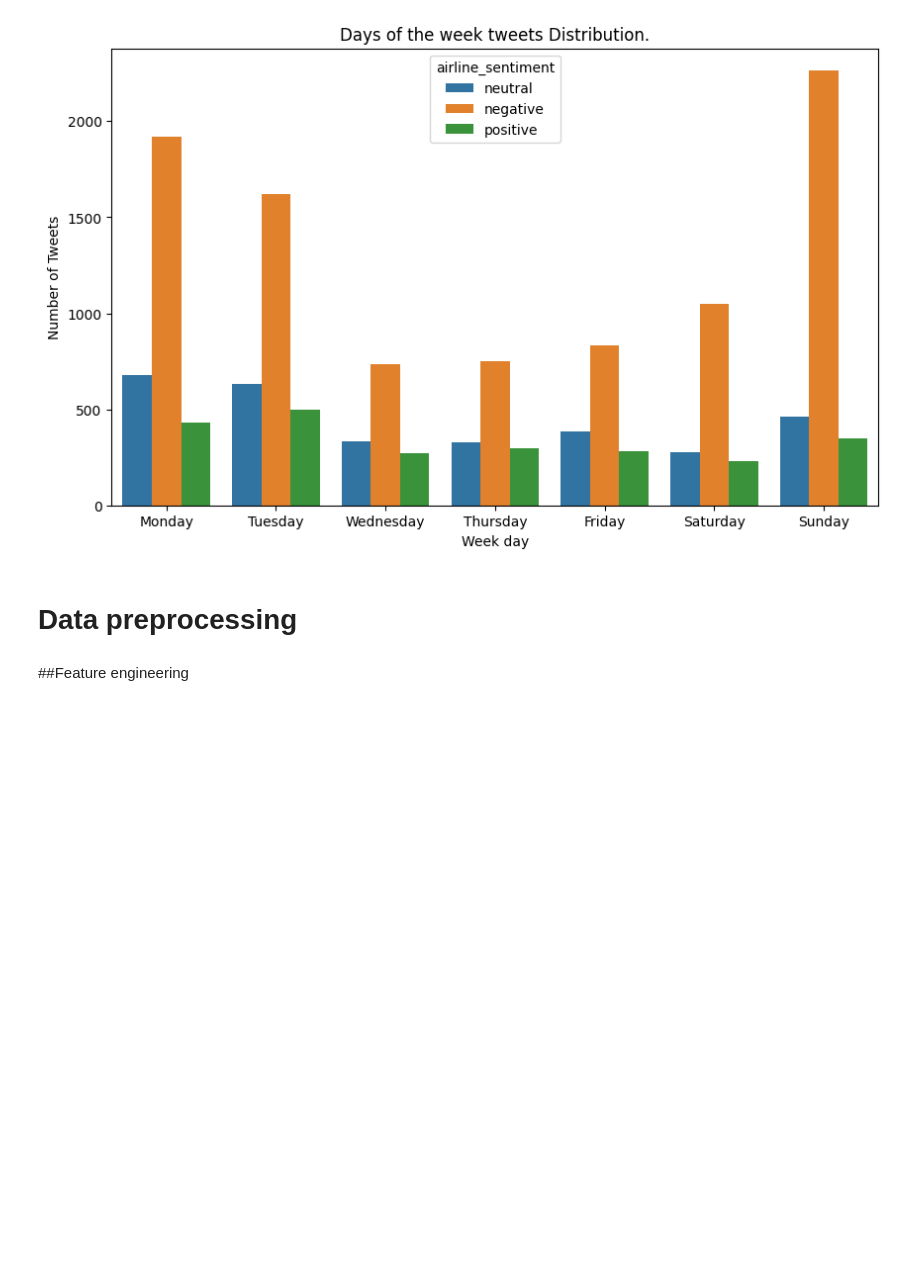
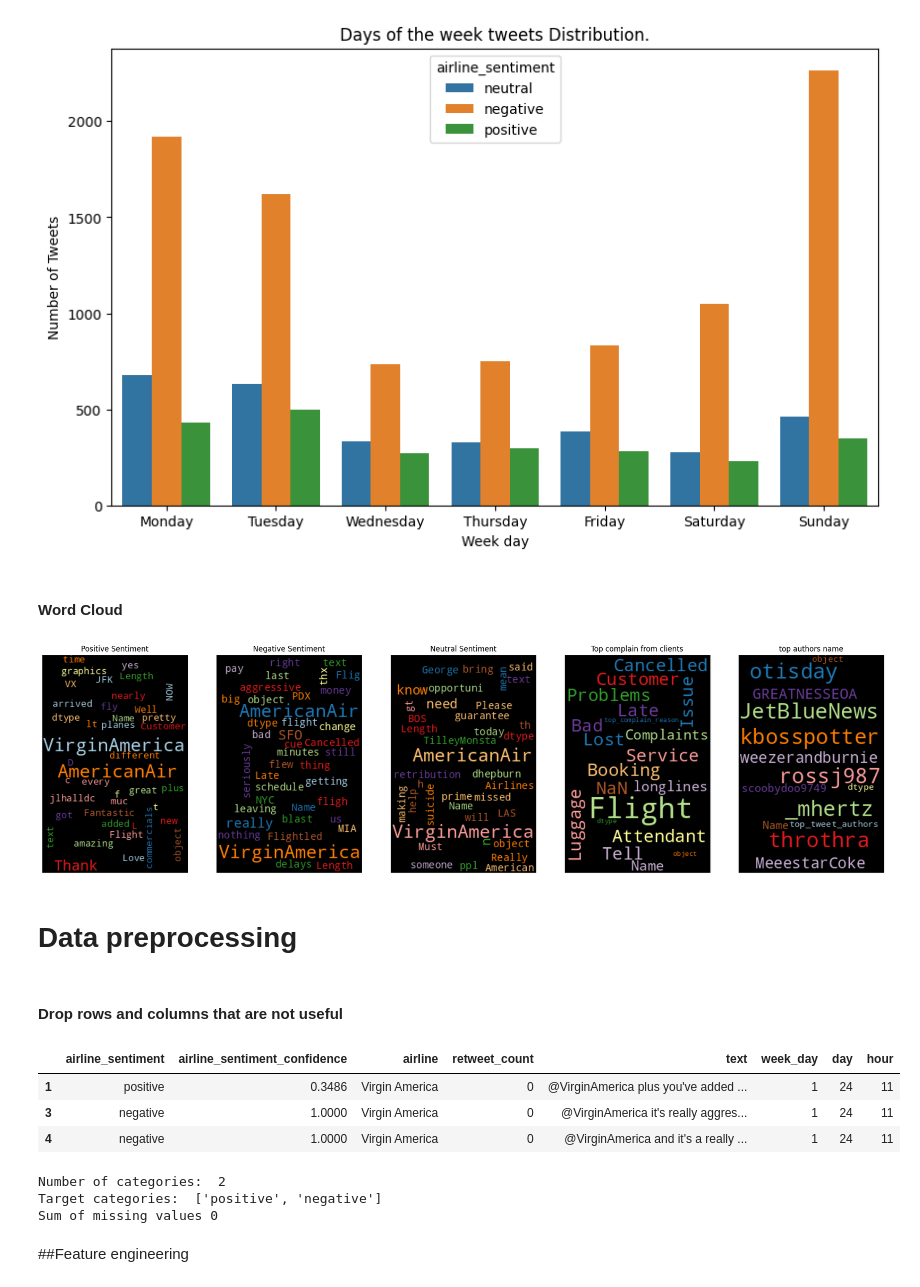
Before and after one commit to elyte5star/classification-task, a Jupyter notebook: task1.ipynb, the cells around one changed output. Saved outputs shown, nothing was run; the diff lists cells and outputs as text; code cells hidden in the pictures; blank space fills up the shorter version.

```diff
--- a/task1.ipynb
+++ b/task1.ipynb
@@ -434,5 +438,53 @@ ax.set_title('Days of the week tweets Distribution.')
 del ax,fig,axes
 # %% [output]
 [figure]
+# %% [markdown]
+#### Word Cloud
+# %%
+positive_sentiment = dataset[dataset.airline_sentiment == "positive"]
+positive_text=positive_sentiment['text']
+negative_sentiment = dataset[dataset.airline_sentiment == 'negative']
+negative_text=negative_sentiment['text']
+neutral_sentiment = dataset[dataset.airline_sentiment == 'neutral']
+neutral_text=neutral_sentiment['text']
+complain_text = top_complain_df['top_complain_reason']
+top_authors = top_tweeter_df["top_tweet_authors"]
+# %%
+fig, ax = plt.subplots(1, 5, figsize=(25, 8),edgecolor = 'k')
+positive_tweet = WordCloud(width = 200,height = 300,colormap="Paired",background_color = 'black',max_words = 90,stopwords = STOPWORDS).generate(str(positive_text))
+negative_tweet = WordCloud(width = 200,height = 300,colormap="Paired",background_color = 'black',max_words = 90,stopwords = STOPWORDS).generate(str(negative_text))
+neutral_tweet = WordCloud(width = 200,height = 300,colormap="Paired",background_color = 'black',max_words = 90,stopwords = STOPWORDS).generate(str(neutral_text))
+complain_tweet = WordCloud(width = 200,height = 300,colormap="Paired",background_color = 'black',max_words = 90,stopwords = STOPWORDS).generate(str(complain_text))
+top_authors_tweet = WordCloud(width = 200,height = 300,colormap="Paired",background_color = 'black',max_words = 90,stopwords = STOPWORDS).generate(str(top_authors))
+
+ax[0].imshow(positive_tweet)
+ax[0].axis('off')
+ax[0].set_title('Positive Sentiment')
+
+ax[1].imshow(negative_tweet)
+ax[1].axis('off')
+ax[1].set_title('Negative Sentiment')
+
+ax[2].imshow(neutral_tweet)
+ax[2].axis('off')
+ax[2].set_title('Neutral Sentiment')
+
+
+
+ax[3].imshow(complain_tweet)
+ax[3].axis('off')
+ax[3].set_title('Top complain from clients')
+
+
+ax[4].imshow(top_authors_tweet)
+ax[4].axis('off')
+ax[4].set_title('top authors name')
+
+plt.show()
+del top_tweeter_df,top_complain_df,fig,ax,positive_tweet,negative_tweet,neutral_tweet,complain_tweet,top_authors_tweet
+# %% [output]
+[figure, added]
 # %% [markdown]
 # Data preprocessing
+# %% [markdown]
+#### Drop rows and columns that are not useful
@@ -439,2 +495,17 @@ del ax,fig,axes
+# %%
+dataset.head(3)
+# %% [output]
+|  | airline_sentiment | airline_sentiment_confidence | airline | retweet_count | text | week_day | day | hour |
+| 1 | positive | 0.3486 | Virgin America | 0 | @VirginAmerica plus you've added ... | 1 | 24 | 11 |
+| 3 | negative | 1.0000 | Virgin America | 0 | @VirginAmerica it's really aggres... | 1 | 24 | 11 |
+| 4 | negative | 1.0000 | Virgin America | 0 | @VirginAmerica and it's a really ... | 1 | 24 | 11 |
+# %%
+print('Number of categories: ',len(dataset.airline_sentiment.unique().tolist()))
+print('Target categories: ',dataset.airline_sentiment.unique().tolist())
+print("Sum of missing values",sum(dataset.isnull().sum()))
+# %% [output]
+Number of categories:  2
+Target categories:  ['positive', 'negative']
+Sum of missing values 0
 # %% [markdown]
 ##Feature engineering
```
Also changed, not shown: parts of 14 cells of this notebook, 1 other file.
